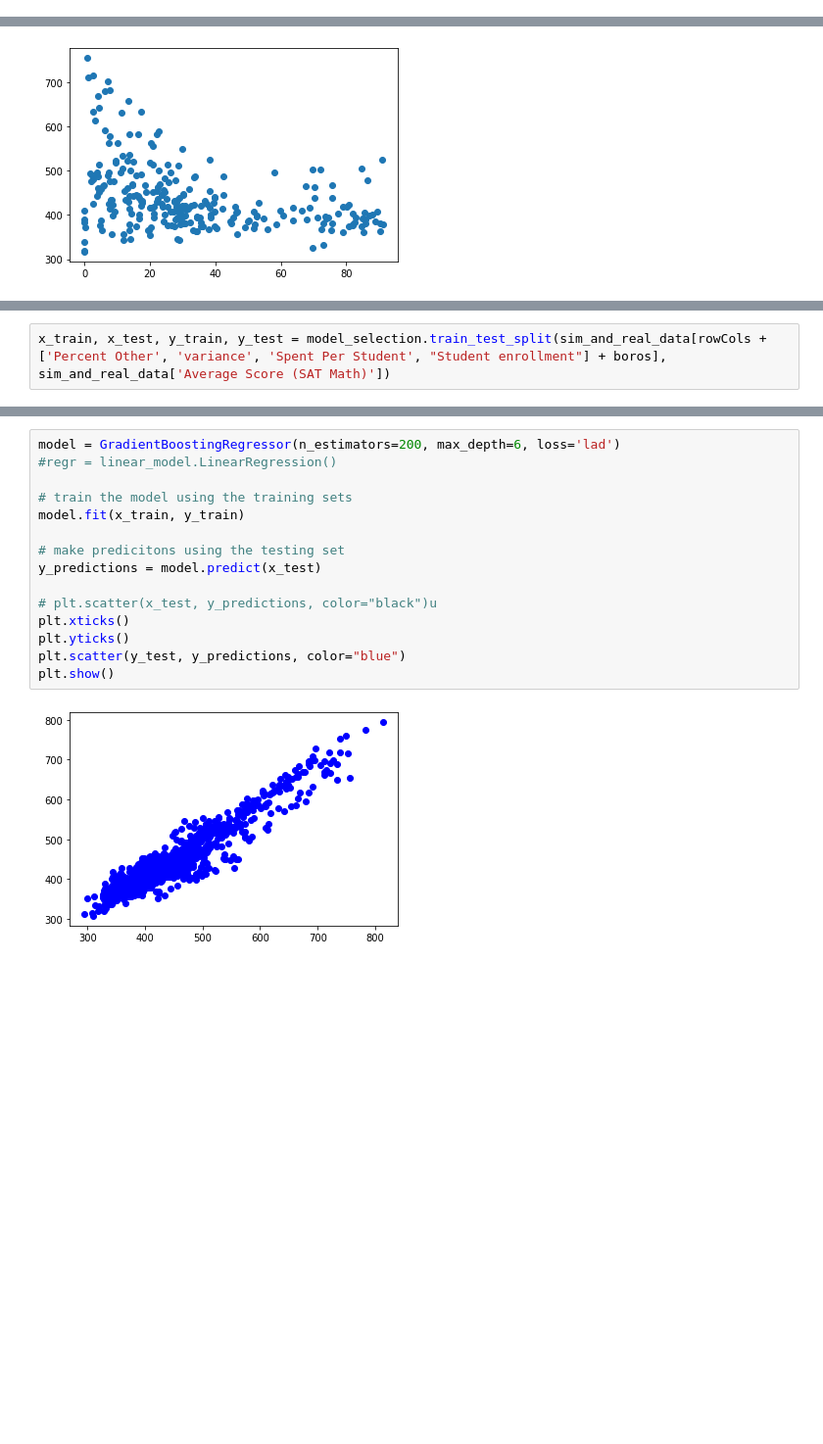
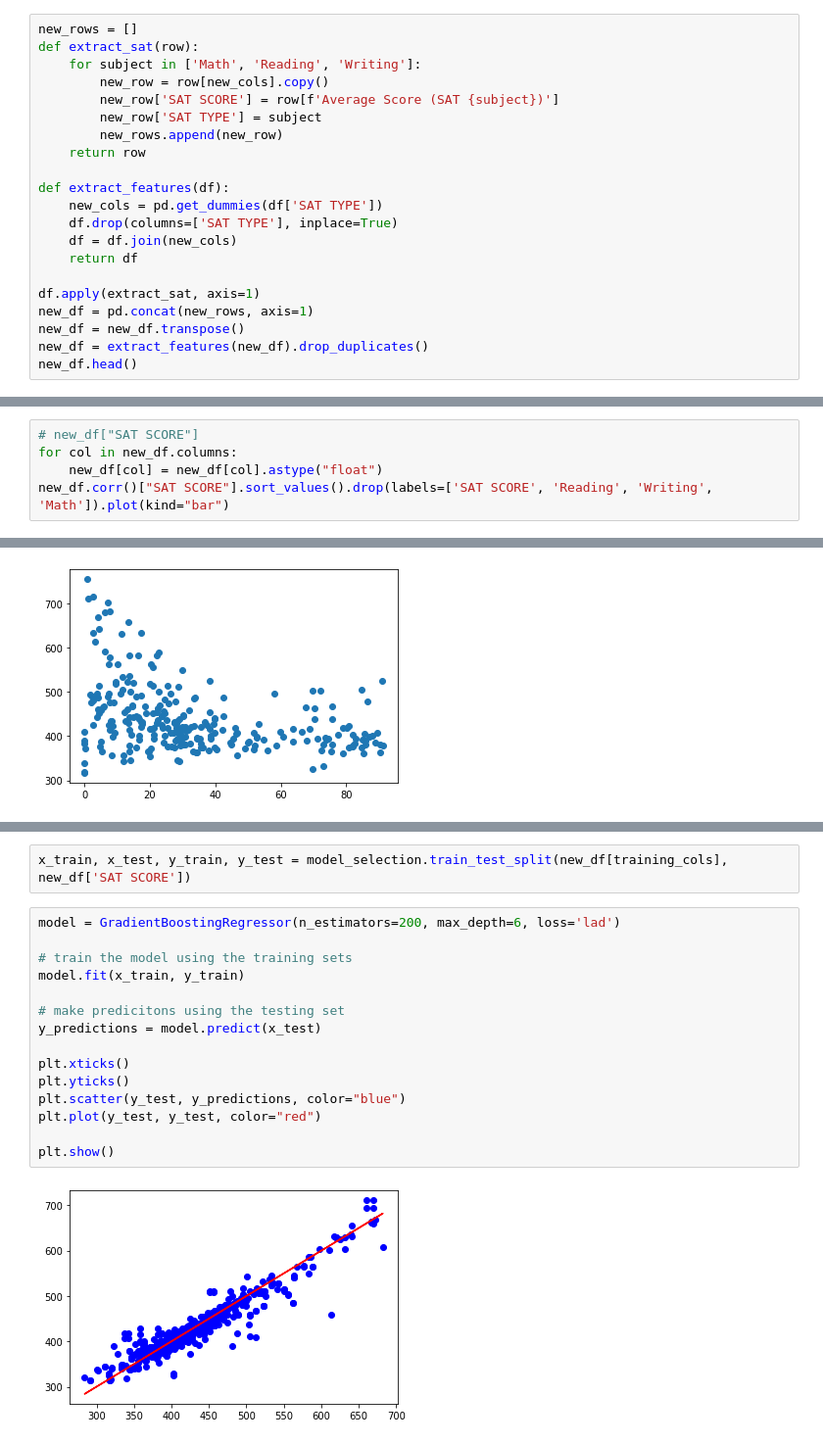
Before and after one commit to JordyKieto/NYC-SAT-Scores-Server, a Jupyter notebook: notebooks/Regression_Notebook.ipynb, the cells around one changed output, grey strips where cells are left out. Shown at 98% size. Saved outputs shown, nothing was run; the diff lists cells and outputs as text; blank space fills up the shorter version.

Commit message:
Updated Model and API to support specific SAT subject, 90%+ accuracy

```diff
--- a/notebooks/Regression_Notebook.ipynb
+++ b/notebooks/Regression_Notebook.ipynb
@@ -106,0 +52,21 @@ Index(['School ID', 'School Name', 'Borough', 'Building Code',
+# %%
+new_rows = []
+def extract_sat(row):
+    for subject in ['Math', 'Reading', 'Writing']:
+        new_row = row[new_cols].copy()
+        new_row['SAT SCORE'] = row[f'Average Score (SAT {subject})']
+        new_row['SAT TYPE'] = subject
+        new_rows.append(new_row)
+    return row
+
+def extract_features(df):
+    new_cols = pd.get_dummies(df['SAT TYPE'])
+    df.drop(columns=['SAT TYPE'], inplace=True)
+    df = df.join(new_cols)
+    return df
+
+df.apply(extract_sat, axis=1)
+new_df = pd.concat(new_rows, axis=1)
+new_df = new_df.transpose()
+new_df = extract_features(new_df).drop_duplicates()
+new_df.head()
@@ -106,0 +84,5 @@ Index(['School ID', 'School Name', 'Borough', 'Building Code',
+# %%
+# new_df["SAT SCORE"]
+for col in new_df.columns:
+    new_df[col] = new_df[col].astype("float")
+new_df.corr()["SAT SCORE"].sort_values().drop(labels=['SAT SCORE', 'Reading', 'Writing', 'Math']).plot(kind="bar")
@@ -187,2 +111,0 @@ sim_and_real_data.head()
-# %%
-x_train, x_test, y_train, y_test = model_selection.train_test_split(sim_and_real_data[rowCols + ['Percent Other', 'variance', 'Spent Per Student', "Student enrollment"] + boros], sim_and_real_data['Average Score (SAT Math)'])
@@ -198,20 +114,22 @@ x_test.head()
+# %%
+x_train, x_test, y_train, y_test = model_selection.train_test_split(new_df[training_cols], new_df['SAT SCORE'])
 # %%
 model = GradientBoostingRegressor(n_estimators=200, max_depth=6, loss='lad')
-#regr = linear_model.LinearRegression()
 
 # train the model using the training sets
 model.fit(x_train, y_train)
 
 # make predicitons using the testing set
 y_predictions = model.predict(x_test)
 
-# plt.scatter(x_test, y_predictions, color="black")u
 plt.xticks()
 plt.yticks()
 plt.scatter(y_test, y_predictions, color="blue")
+plt.plot(y_test, y_test, color="red")
+
 plt.show()
 # %% [output]
-[figure, old version]
+[figure, new version]
 # %%
 # The mean squared error
 print("Mean squared error: %.2f"
```
Also changed, not shown: parts of 37 cells of this notebook, 3 other files.
